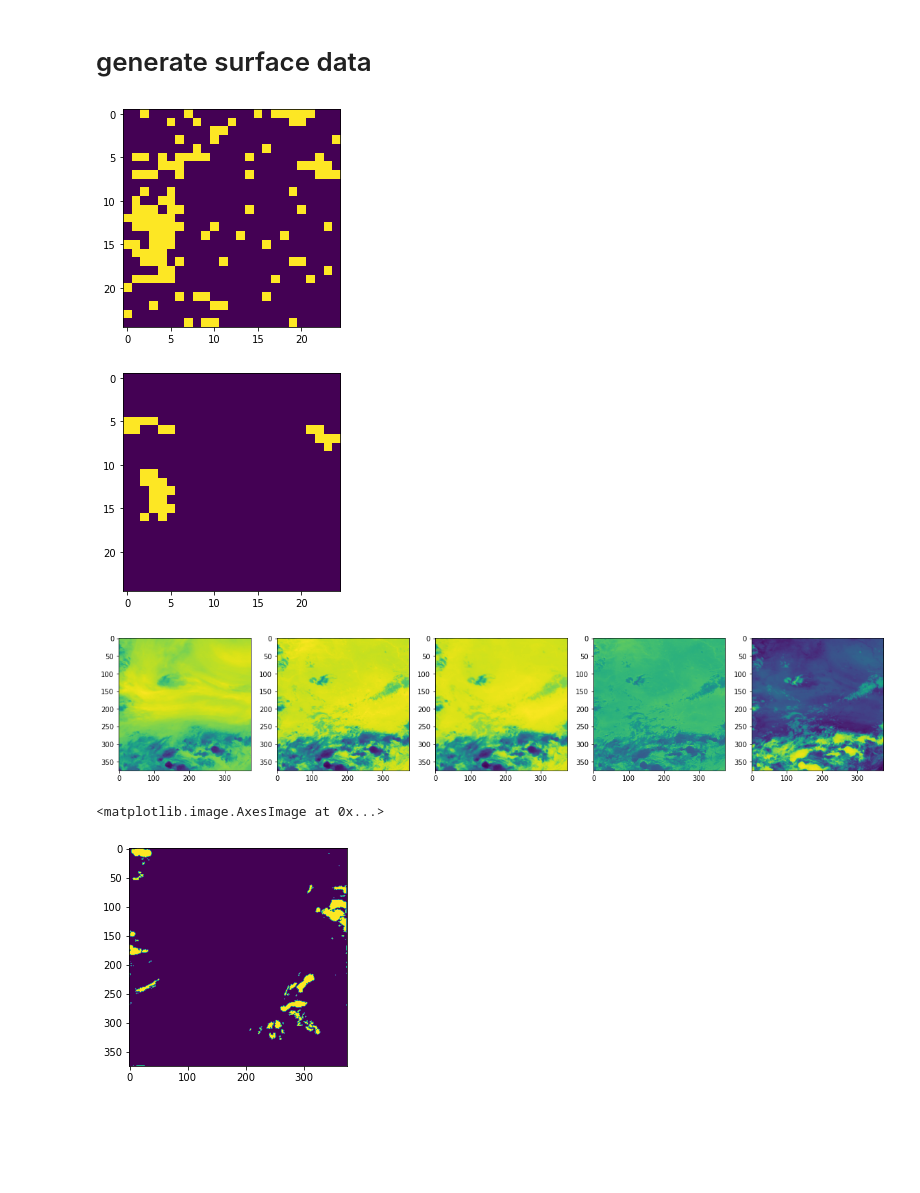
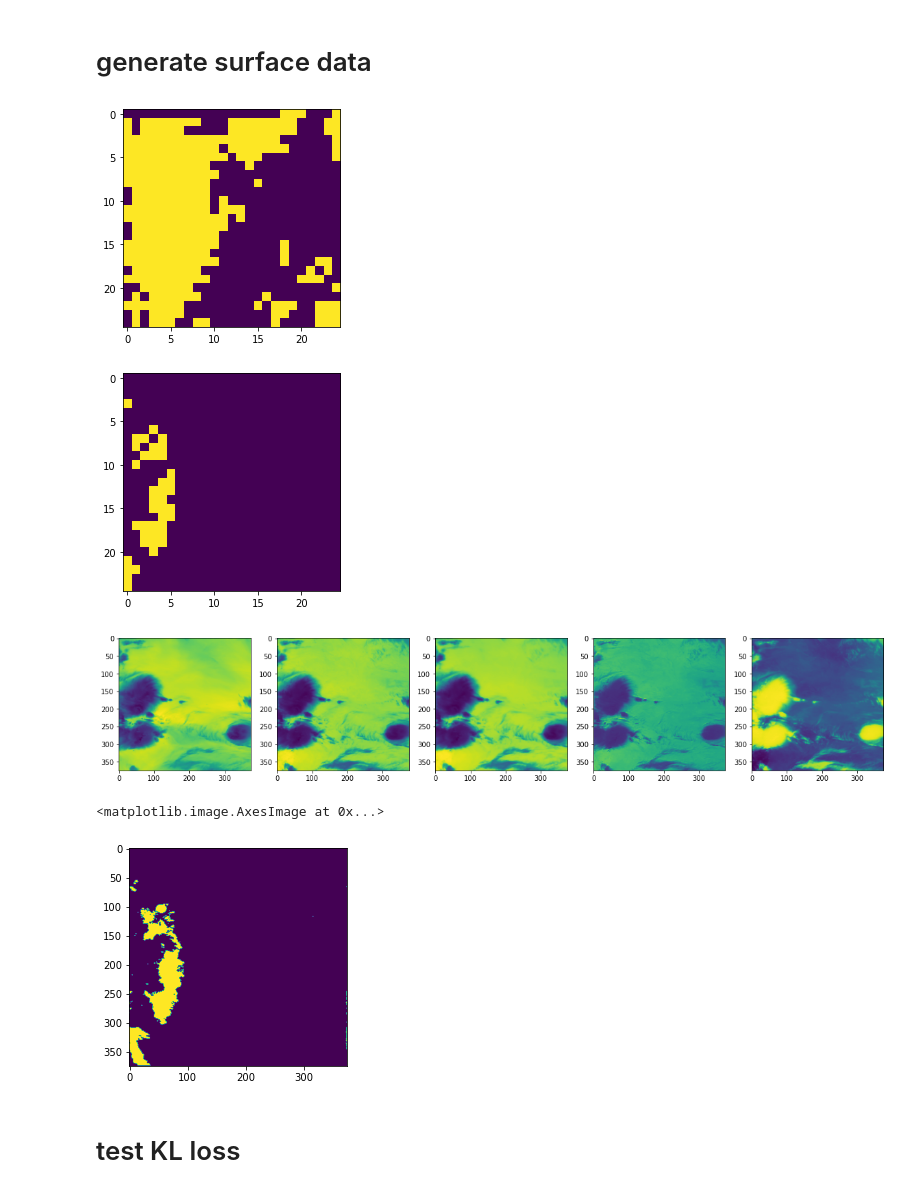
Before and after one commit to gaozhangyang/Precipitation_Estimation, a Jupyter notebook: test.ipynb, the cells around one changed output. Cells and saved outputs as stored; diff of their text form; code cells hidden in the pictures; blank space fills up the shorter version.

```diff
--- a/test.ipynb
+++ b/test.ipynb
@@ -139,18 +139,18 @@ def test_model(model_path,X,Y,multi_gpu=True,batch_size=1024,step=14):
 
     return pred,y_true
 # %%
-X=torch.tensor(GOSE[88]).float().cuda()
-Y=StageIV[88]
-pred,y_true=test_model('./results/Epoch_66.pth.tar',X=X,Y=Y,step=14)
+X=torch.tensor(GOSE[45]).float().cuda()
+Y=StageIV[45]
+pred,y_true=test_model('./Identification/results/like_qinghua/Epoch_31.pth.tar',X=X,Y=Y,step=14)
 
 plt.imshow(pred.reshape(25,25))
 plt.show()
 
 plt.imshow(y_true.reshape(25,25))
 plt.show()
 # %% [output]
-[figure, old version]
+[figure, new version]
-[figure, old version]
+[figure, new version]
 # %%
 fig=plt.figure(figsize=(20, 4))
 plt.subplot(1,5,1)
@@ -165,9 +165,11 @@ plt.subplot(1,5,5)
 plt.imshow(X[0].detach().cpu().numpy()-X[1].detach().cpu().numpy())
 plt.show()
 # %% [output]
-[figure, old version]
+[figure, new version]
 # %%
 plt.imshow(Y>0.1)
 # %% [output]
 <matplotlib.image.AxesImage at 0x...>
-[figure, old version]
+[figure, new version]
+# %% [markdown]
+# test KL loss
```
Also changed, not shown: parts of 2 cells of this notebook, 12 other files.
